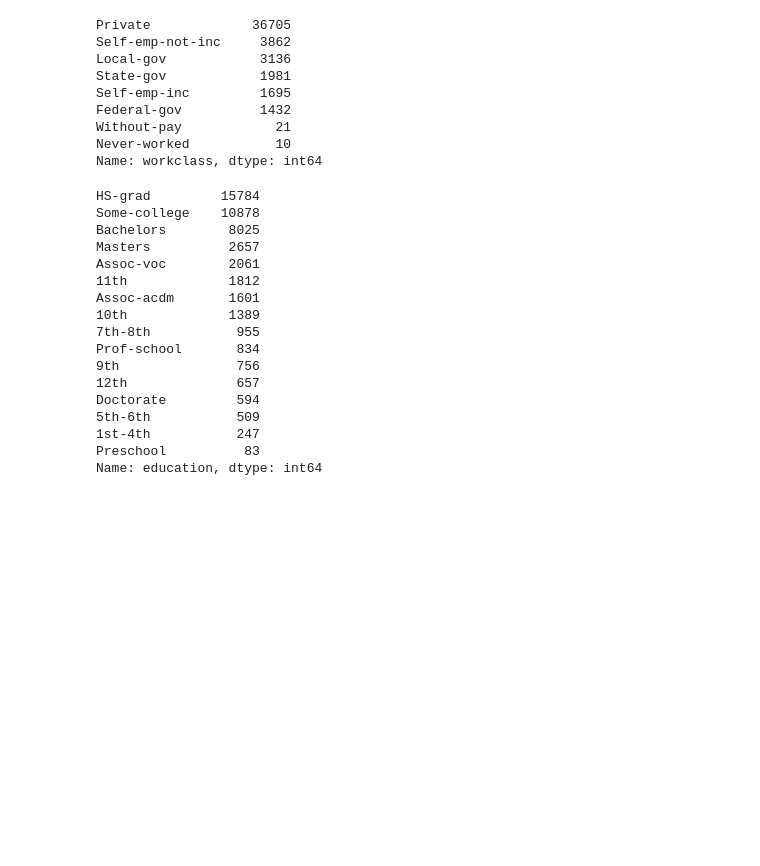
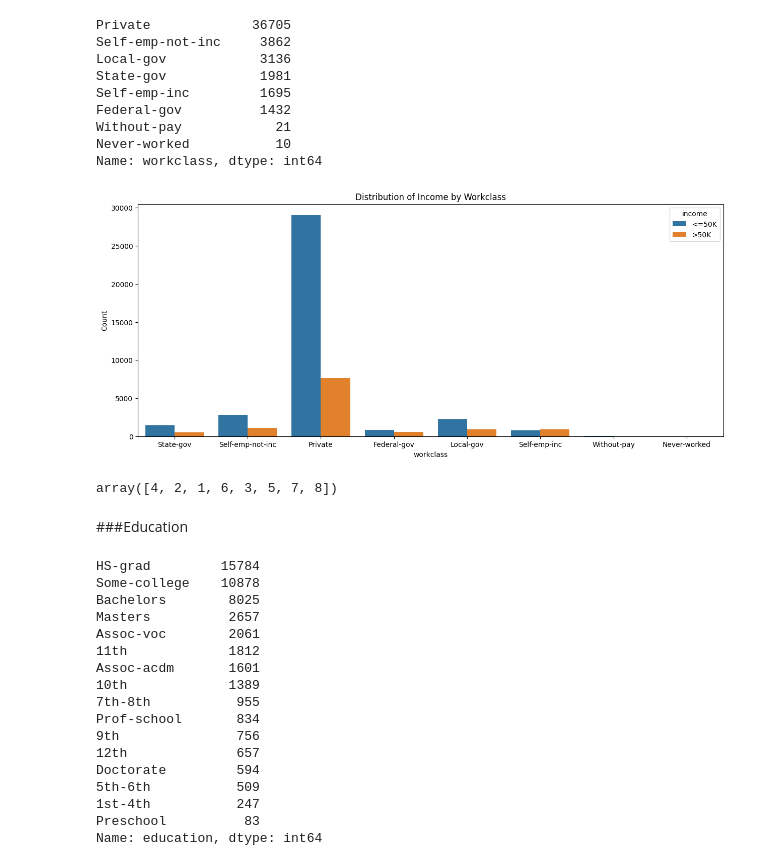
Before and after one commit to MadhunishaBala/Census_Income_Classification, a Jupyter notebook: MachineLearning.ipynb, the cells around one changed output. Cells and saved outputs as stored; diff of their text form; code cells hidden in the pictures; blank space fills up the shorter version.

```diff
--- a/MachineLearning.ipynb
+++ b/MachineLearning.ipynb
@@ -192,6 +235,16 @@ Federal-gov          1432
 Without-pay            21
 Never-worked           10
 Name: workclass, dtype: int64
+# %%
+plt.figure(figsize=(15,6))
+sns.countplot(x="workclass", hue="income", data=data)
+
+plt.xlabel("workclass")
+plt.ylabel("Count")
+plt.title("Distribution of Income by Workclass")
+plt.show()
+# %% [output]
+[figure, added]
 # %%
 workclass_mapping = {
     'Private': 1,
@@ -205,6 +258,12 @@ workclass_mapping = {
 }
 # %%
 data['workclass'] = data['workclass'].map(workclass_mapping)
+# %%
+data['workclass'].unique()
+# %% [output]
+array([4, 2, 1, 6, 3, 5, 7, 8])
+# %% [markdown]
+###Education
 # %%
 print(data['education'].value_counts())
 # %% [output]
```
Also changed, not shown: parts of 50 cells of this notebook.
